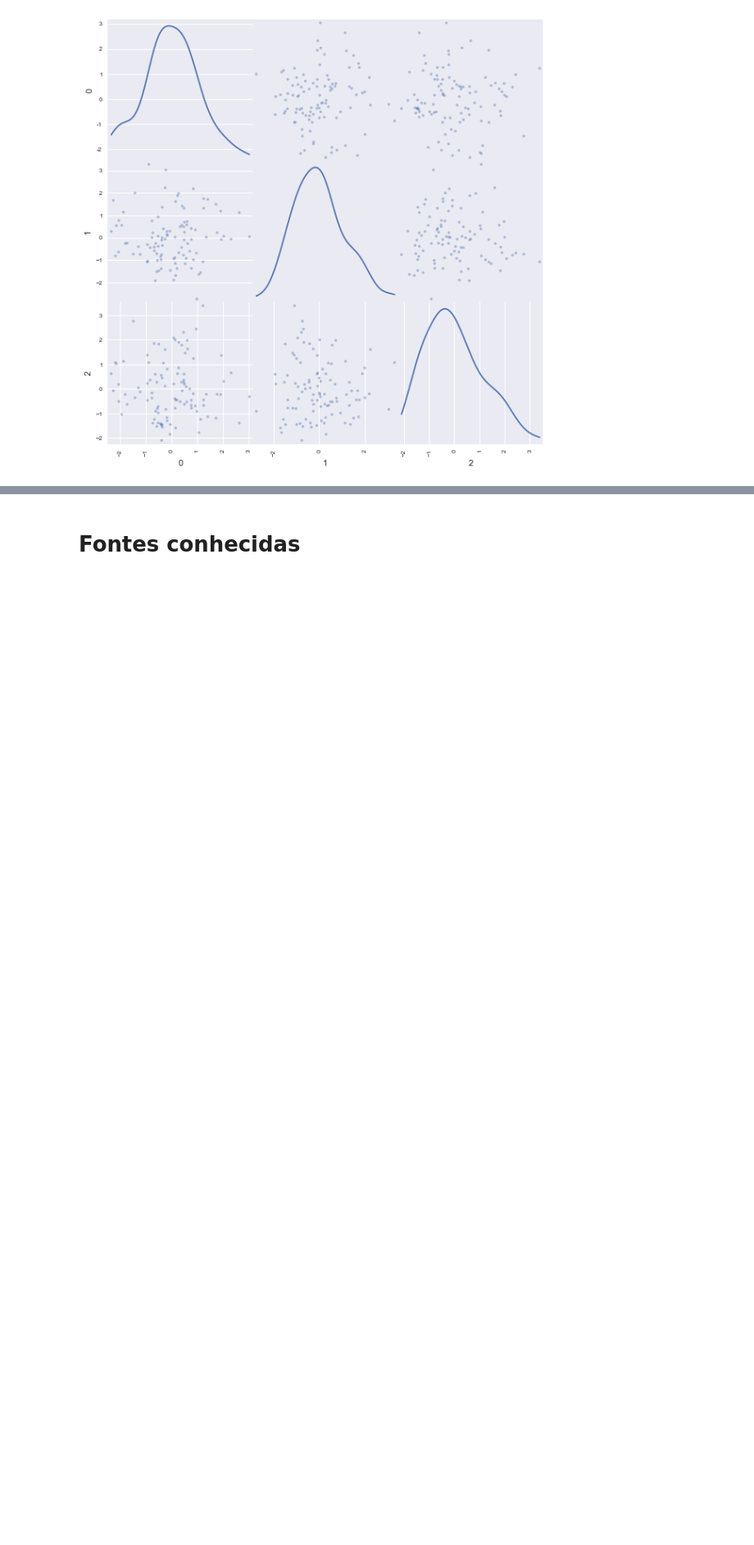
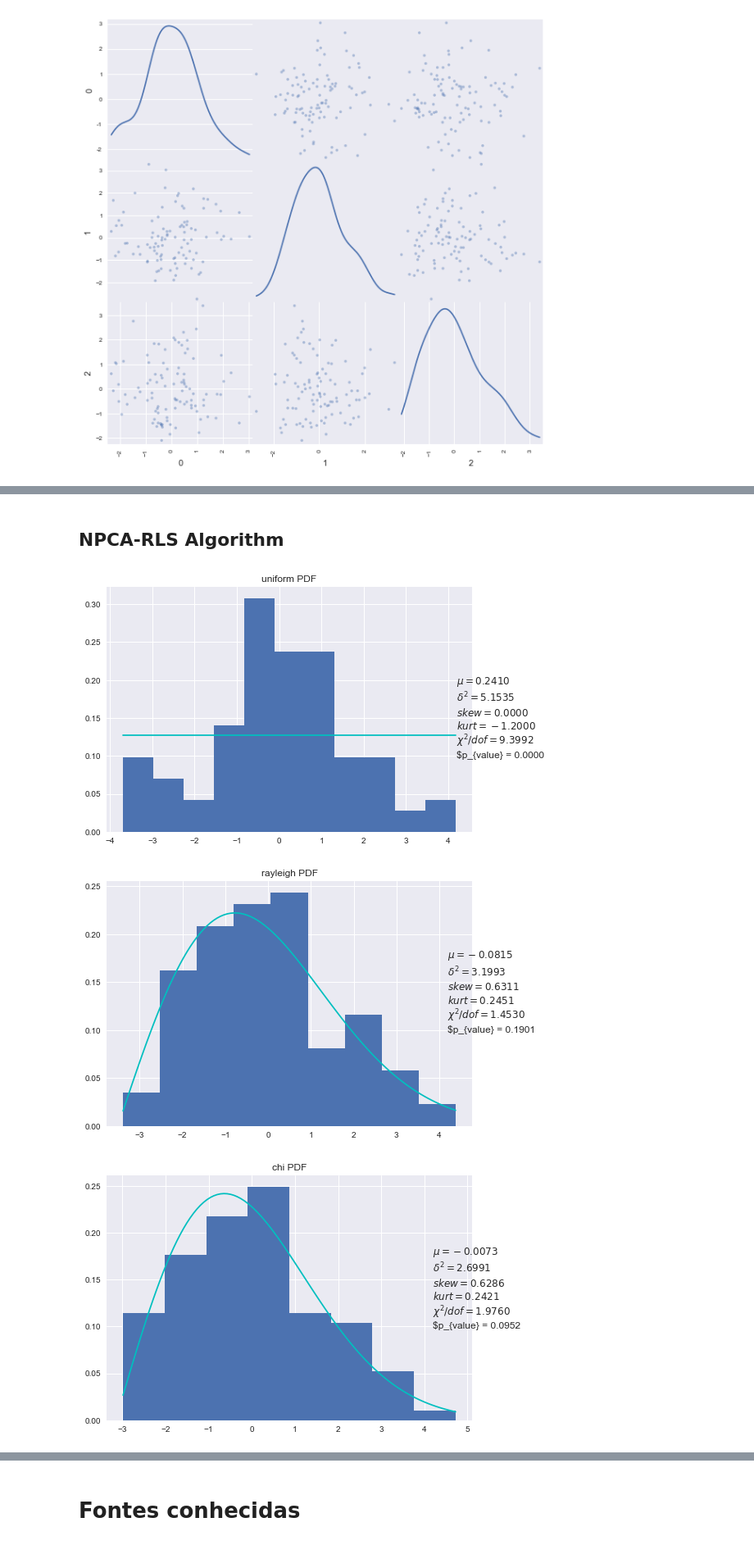
Before and after one commit to crucis/ICA, a Jupyter notebook: Exercicio 3 - 100.ipynb, the cells around one changed output, grey strips where cells are left out. Shown: that part at 82% size. Drawn from its saved outputs; the diff is of its cells as text; code cells hidden in the pictures; blank space fills up the shorter version.

```diff
--- a/Exercicio 3 - 100.ipynb
+++ b/Exercicio 3 - 100.ipynb
@@ -116,0 +121,11 @@ plot_MutualInformation(mixtures, y = yFeedforward, KDE = True)
+# %% [markdown]
+## NPCA-RLS Algorithm
+# %%
+from evaluation import graph_fittedData
+graph_fittedData(yNPCA[0])
+graph_fittedData(yNPCA[1])
+graph_fittedData(yNPCA[2])
+# %% [output]
+[figure, added]
+[figure, added]
+[figure, added]
```
Also changed, not shown: parts of 14 cells of this notebook, 3 other files.
